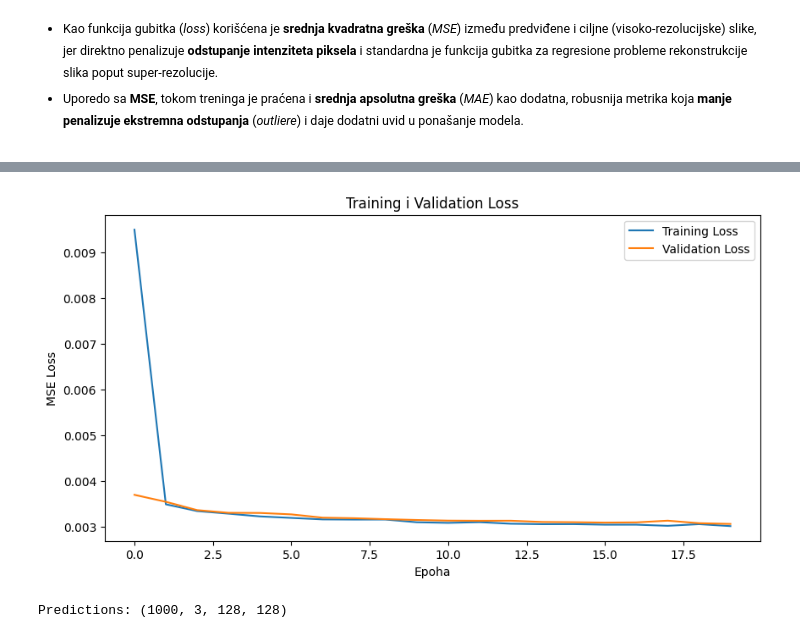
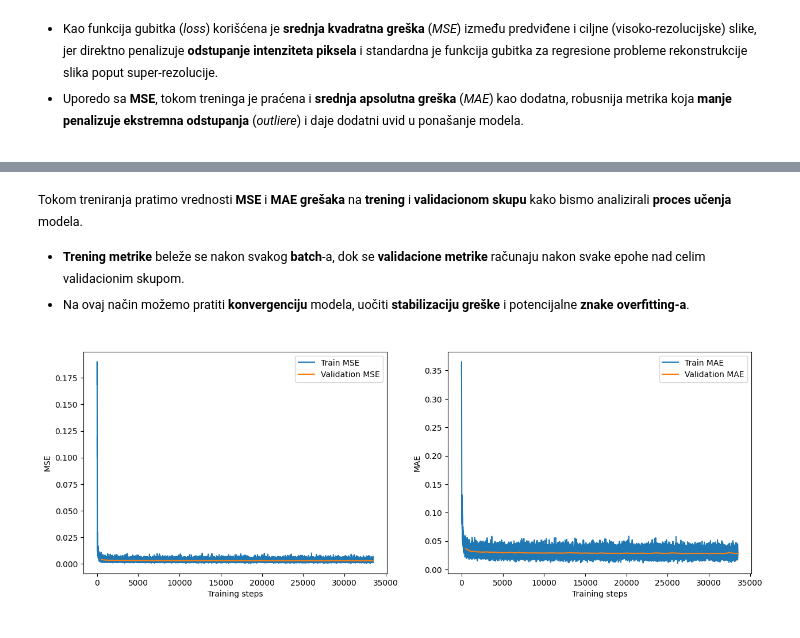
Before and after one commit to NatalijaLazic/Rekonstrukcija-i-super-rezolucija-istorijskih-slika, a Jupyter notebook: notebooks/03__SRCNN_Baseline.ipynb, the cells around one changed output, grey strips where cells are left out. Drawn from its saved outputs; the diff is of its cells as text; code cells hidden in the pictures.

Commit message:
Updated SRCNN baseline training and validation evaluation

```diff
--- a/notebooks/03__SRCNN_Baseline.ipynb
+++ b/notebooks/03__SRCNN_Baseline.ipynb
@@ -284,21 +310,17 @@ import torch
 import torch.optim as optim
 import torch.nn.functional as F
 import copy
-from torchmetrics.image import StructuralSimilarityIndexMeasure, PeakSignalNoiseRatio
 
-optimizer = optim.Adam(model.parameters(), lr = 0.001, weight_decay=1e-4)
-n_epochs = 30
+optimizer = optim.Adam(model.parameters(), lr=1e-4)
+n_epochs = 100
 
-metrics = {'train_mse': [], 'train_mae': [], 'train_step': [], 'val_mse': [], 'val_mae': [], 'val_psnr': [], 'val_ssim': [],'val_step': []}
+metrics = {'train_mse': [], 'train_mae': [], 'train_step': [], 'val_mse': [], 'val_mae': [], 'val_step': []}
 training_step = 0
-
-ssim_metric = StructuralSimilarityIndexMeasure(data_range=1.0).to(device)
-psnr_metric = PeakSignalNoiseRatio(data_range=1.0).to(device)
 
 best_val_loss = float("inf")
 best_model_state = None
 counter = 0
-patience = 5
+patience = 10
 
 for epoch in range(n_epochs):
 
@@ -328,8 +350,6 @@ for epoch in range(n_epochs):
     val_mae_sum = 0.0
     val_samples = 0
 
-    ssim_metric.reset()
-    psnr_metric.reset()
 
     with torch.no_grad():
 
@@ -343,23 +363,15 @@ for epoch in range(n_epochs):
             val_mae_sum += torch.abs(y_pred - y_batch).sum().item()
             val_samples += y_batch.numel()
 
-            # torchmetrics interno akumulira stanje kroz sve batch-eve
-            ssim_metric.update(y_pred, y_batch)
-            psnr_metric.update(y_pred, y_batch)
-
     val_mse = val_mse_sum / val_samples
     val_mae = val_mae_sum / val_samples
-    val_psnr = psnr_metric.compute().item()
-    val_ssim = ssim_metric.compute().item()
 
     metrics['val_mse'].append(val_mse)
     metrics['val_mae'].append(val_mae)
-    metrics['val_psnr'].append(val_psnr)
-    metrics['val_ssim'].append(val_ssim)
     metrics['val_step'].append(training_step)
 
 
-    print(f"Epoch {epoch+1}/{n_epochs}, " f"Val MSE: {val_mse:.6f}, "f"Val MAE: {val_mae:.6f}, "f"Val PSNR: {val_psnr:.2f} dB, " f"Val SSIM: {val_ssim:.4f}")
+    print(f"Epoch {epoch+1}/{n_epochs}, "f"Train MSE: {metrics['train_mse'][-1]:.6f}, "f"Train MAE: {metrics['train_mae'][-1]:.6f}, "f"Val MSE: {val_mse:.6f}, "f"Val MAE: {val_mae:.6f}")
 
     if val_mse + 1e-5 < best_val_loss:
         best_val_loss = val_mse
@@ -382,29 +414,31 @@ y_train.shape
+# %% [markdown]
+<small>
+
+Tokom treniranja pratimo vrednosti **MSE** i **MAE grešaka** na **trening** i **validacionom skupu** kako bismo analizirali **proces učenja** modela.
+
+- **Trening metrike** beleže se nakon svakog **batch**-a, dok se **validacione metrike** računaju nakon svake epohe nad celim validacionim skupom.
+-  Na ovaj način možemo pratiti **konvergenciju** modela, uočiti **stabilizaciju greške** i potencijalne **znake overfitting-a**.
+
+</small>
 # %%
-plt.figure(figsize=(10, 5))
+import matplotlib.pyplot as plt
 
-plt.plot(train_losses, label="Training Loss")
-plt.plot(val_losses, label="Validation Loss")
+plt.figure(figsize=(15,5))
 
-plt.xlabel("Epoha")
-plt.ylabel("MSE Loss")
-plt.title("Training i Validation Loss")
+plt.subplot(1,2,1)
+plt.plot(metrics['train_step'], metrics['train_mse'], label = 'Train MSE')
+plt.plot(metrics['val_step'],metrics['val_mse'], label = 'Validation MSE')
+plt.xlabel("Training steps")
+plt.ylabel("MSE")
 plt.legend()
+
+plt.subplot(1,2,2)
+plt.plot(metrics['train_step'], metrics['train_mae'], label = 'Train MAE')
+plt.plot(metrics['val_step'],metrics['val_mae'], label = 'Validation MAE')
+plt.xlabel("Training steps")
+plt.ylabel("MAE")
+plt.legend()
+
 plt.show()
 # %% [output]
-[figure, old version]
+[figure, new version]
-# %%
-model.eval()
-
-predictions = []
-
-with torch.no_grad():
-    for inputs, _ in val_loader:
-        inputs = inputs.to(device)
-        outputs = model(inputs)
-        predictions.append(outputs.cpu().numpy())
-
-predictions = np.concatenate(predictions, axis=0)
-
-print("Predictions:", predictions.shape)
-# %% [output]
-Predictions: (1000, 3, 128, 128)
```
Also changed, not shown: parts of 22 cells of this notebook.
